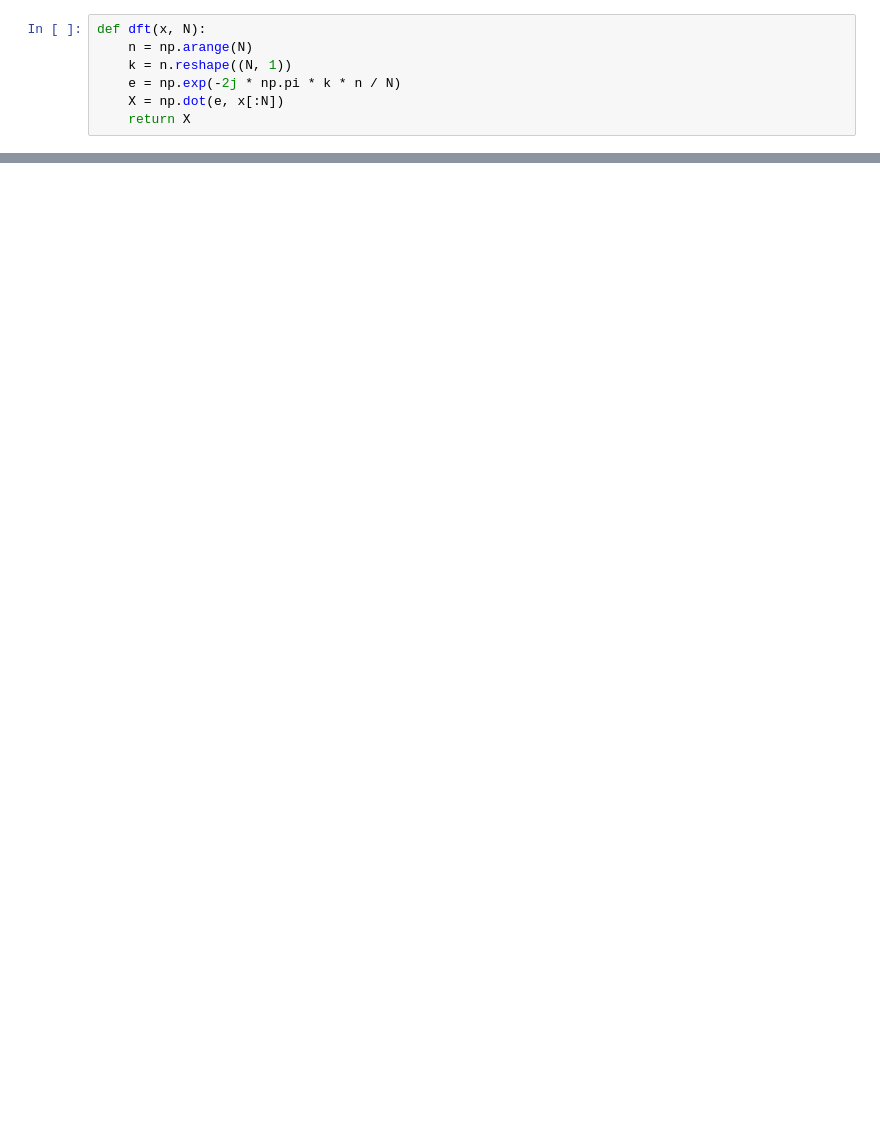
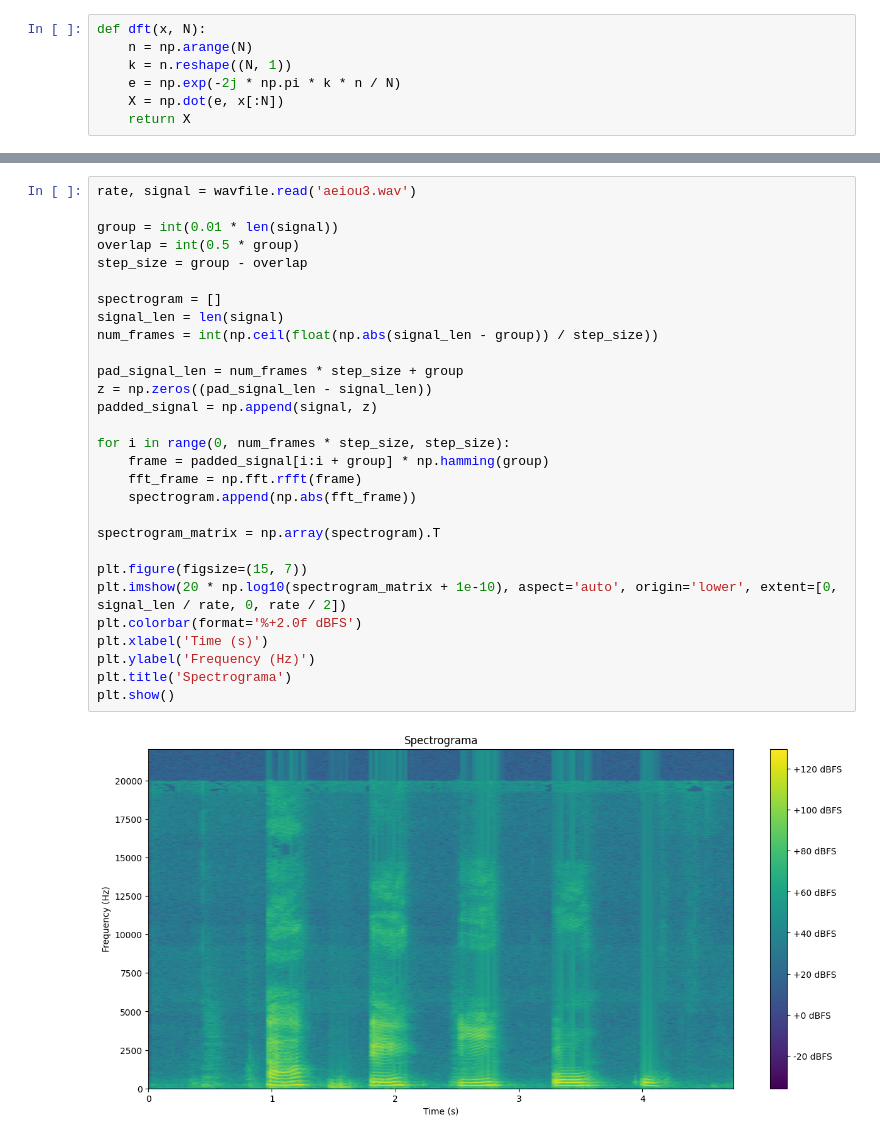
Before and after one commit to GVolter/Procesarea-Semnalelor-FMI, a Jupyter notebook: Laborator04/lab04.ipynb, the cells around one changed output, grey strips where cells are left out. Cells and saved outputs as stored; diff of their text form; blank space fills up the shorter version.

```diff
--- a/Laborator04/lab04.ipynb
+++ b/Laborator04/lab04.ipynb
@@ -84,0 +125,31 @@ plt.show()
+# %%
+rate, signal = wavfile.read('aeiou3.wav')
+
+group = int(0.01 * len(signal))
+overlap = int(0.5 * group)
+step_size = group - overlap
+
+spectrogram = []
+signal_len = len(signal)
+num_frames = int(np.ceil(float(np.abs(signal_len - group)) / step_size))
+
+pad_signal_len = num_frames * step_size + group
+z = np.zeros((pad_signal_len - signal_len))
+padded_signal = np.append(signal, z)
+
+for i in range(0, num_frames * step_size, step_size):
+    frame = padded_signal[i:i + group] * np.hamming(group)
+    fft_frame = np.fft.rfft(frame)
+    spectrogram.append(np.abs(fft_frame))
+
+spectrogram_matrix = np.array(spectrogram).T
+
+plt.figure(figsize=(15, 7))
+plt.imshow(20 * np.log10(spectrogram_matrix + 1e-10), aspect='auto', origin='lower', extent=[0, signal_len / rate, 0, rate / 2])
+plt.colorbar(format='%+2.0f dBFS')
+plt.xlabel('Time (s)')
+plt.ylabel('Frequency (Hz)')
+plt.title('Spectrograma')
+plt.show()
+# %% [output]
+[figure, added]
```
Also changed, not shown: parts of 7 cells of this notebook, 5 other files.
